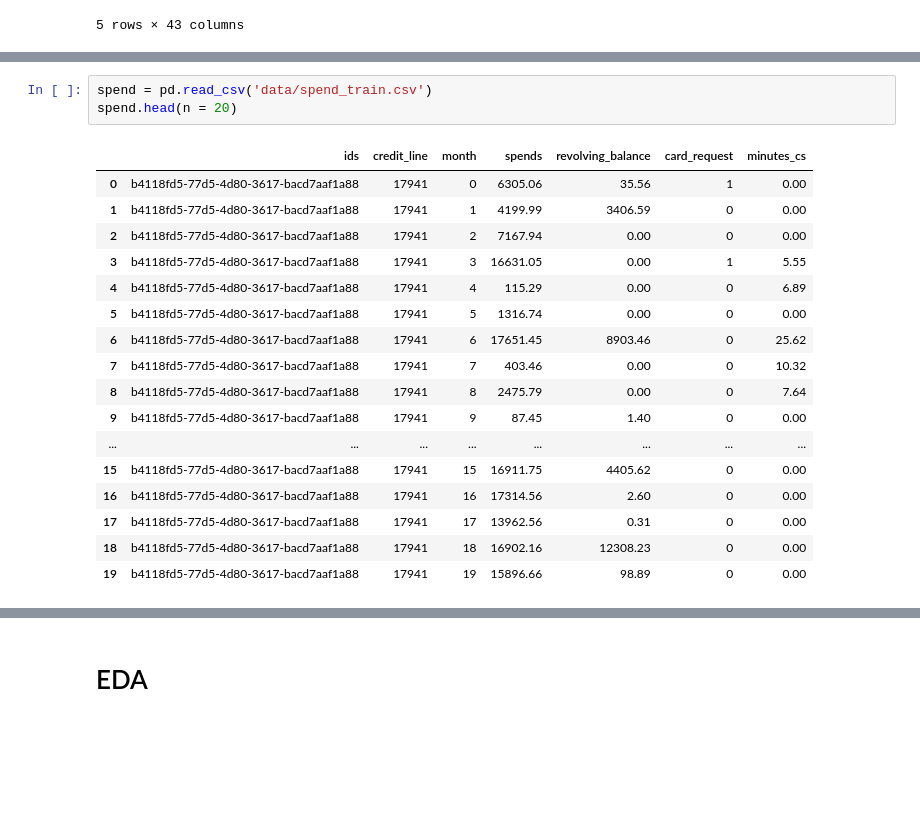
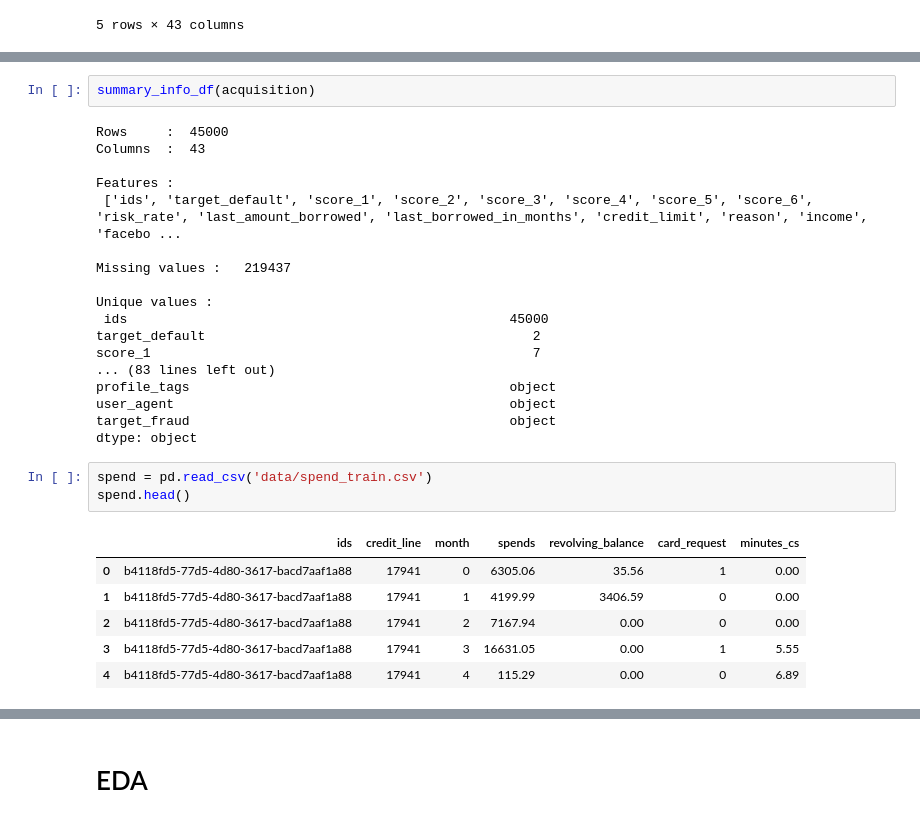
Before and after one commit to bicudorafa/-Development-Udacity_DataChallenge_Nubank, a Jupyter notebook: Case_Nubank.ipynb, the cells around one changed output, grey strips where cells are left out. Drawn from its saved outputs; the diff is of its cells as text; blank space fills up the shorter version.

```diff
--- a/Case_Nubank.ipynb
+++ b/Case_Nubank.ipynb
@@ -74,21 +45,30 @@ memory usage: 14.8+ MB
+# %%
+summary_info_df(acquisition)
+# %% [output]
+Rows     :  45000
+Columns  :  43
+
+Features :
+ ['ids', 'target_default', 'score_1', 'score_2', 'score_3', 'score_4', 'score_5', 'score_6', 'risk_rate', 'last_amount_borrowed', 'last_borrowed_in_months', 'credit_limit', 'reason', 'income', 'facebo ...
+
+Missing values :   219437
+
+Unique values :
+ ids                                                 45000
+target_default                                          2
+score_1                                                 7
+... (83 lines left out)
+profile_tags                                         object
+user_agent                                           object
+target_fraud                                         object
+dtype: object
 # %%
 spend = pd.read_csv('data/spend_train.csv')
-spend.head(n = 20)
+spend.head()
 # %% [output]
 |  | ids | credit_line | month | spends | revolving_balance | card_request | minutes_cs |
 | 0 | b4118fd5-77d5-4d80-3617-bacd7aaf1a88 | 17941 | 0 | 6305.06 | 35.56 | 1 | 0.00 |
 | 1 | b4118fd5-77d5-4d80-3617-bacd7aaf1a88 | 17941 | 1 | 4199.99 | 3406.59 | 0 | 0.00 |
 | 2 | b4118fd5-77d5-4d80-3617-bacd7aaf1a88 | 17941 | 2 | 7167.94 | 0.00 | 0 | 0.00 |
 | 3 | b4118fd5-77d5-4d80-3617-bacd7aaf1a88 | 17941 | 3 | 16631.05 | 0.00 | 1 | 5.55 |
 | 4 | b4118fd5-77d5-4d80-3617-bacd7aaf1a88 | 17941 | 4 | 115.29 | 0.00 | 0 | 6.89 |
-| 5 | b4118fd5-77d5-4d80-3617-bacd7aaf1a88 | 17941 | 5 | 1316.74 | 0.00 | 0 | 0.00 |
-| 6 | b4118fd5-77d5-4d80-3617-bacd7aaf1a88 | 17941 | 6 | 17651.45 | 8903.46 | 0 | 25.62 |
-| 7 | b4118fd5-77d5-4d80-3617-bacd7aaf1a88 | 17941 | 7 | 403.46 | 0.00 | 0 | 10.32 |
-| 8 | b4118fd5-77d5-4d80-3617-bacd7aaf1a88 | 17941 | 8 | 2475.79 | 0.00 | 0 | 7.64 |
-| 9 | b4118fd5-77d5-4d80-3617-bacd7aaf1a88 | 17941 | 9 | 87.45 | 1.40 | 0 | 0.00 |
-| ... | ... | ... | ... | ... | ... | ... | ... |
-| 15 | b4118fd5-77d5-4d80-3617-bacd7aaf1a88 | 17941 | 15 | 16911.75 | 4405.62 | 0 | 0.00 |
-| 16 | b4118fd5-77d5-4d80-3617-bacd7aaf1a88 | 17941 | 16 | 17314.56 | 2.60 | 0 | 0.00 |
-| 17 | b4118fd5-77d5-4d80-3617-bacd7aaf1a88 | 17941 | 17 | 13962.56 | 0.31 | 0 | 0.00 |
-| 18 | b4118fd5-77d5-4d80-3617-bacd7aaf1a88 | 17941 | 18 | 16902.16 | 12308.23 | 0 | 0.00 |
-| 19 | b4118fd5-77d5-4d80-3617-bacd7aaf1a88 | 17941 | 19 | 15896.66 | 98.89 | 0 | 0.00 |
```
Also changed, not shown: parts of 75 cells of this notebook.
